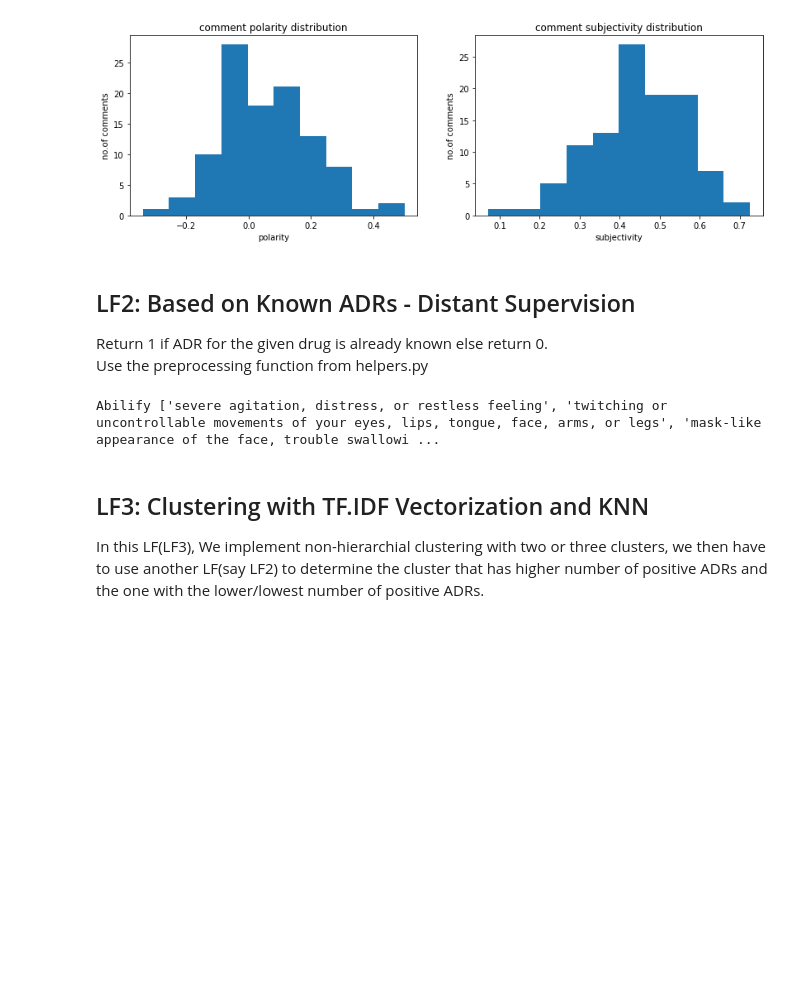
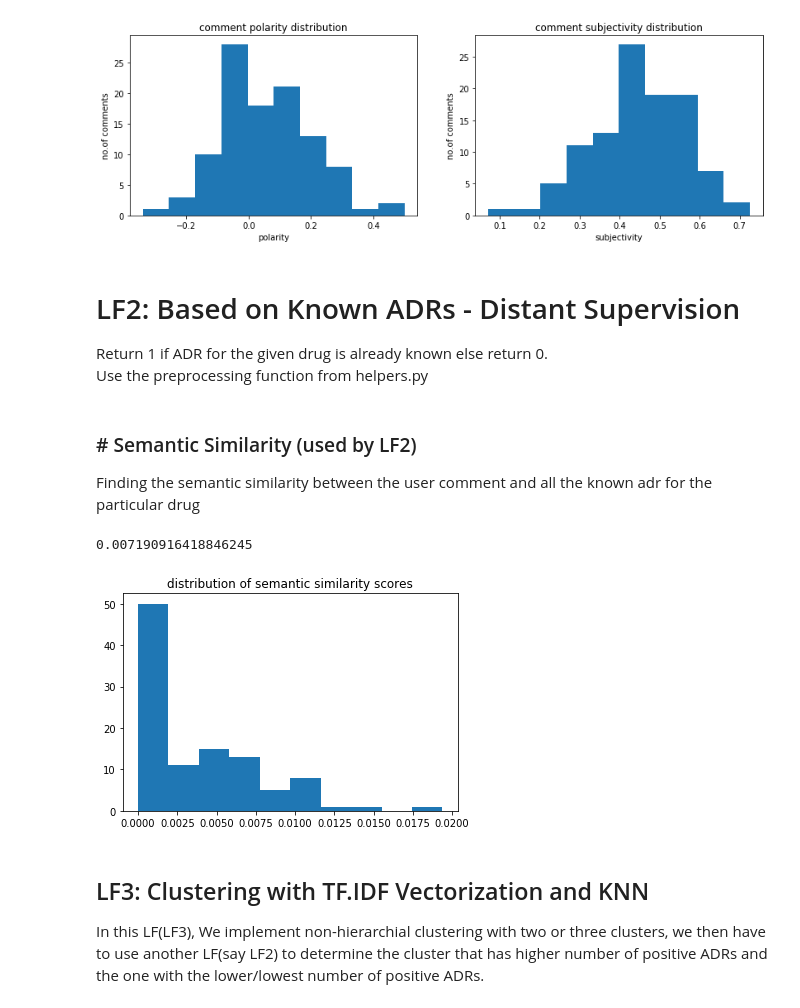
Before and after one commit to purplepotion/sadrat, a Jupyter notebook: research/data_programming_sample.ipynb, the cells around one changed output. Cells and saved outputs as stored; diff of their text form; code cells hidden in the pictures; blank space fills up the shorter version.

```diff
--- a/research/data_programming_sample.ipynb
+++ b/research/data_programming_sample.ipynb
@@ -89,4 +99,7 @@ def textblob_subjectivity(x):
 # %% [markdown]
-## LF2: Based on Known ADRs - Distant Supervision
+# LF2: Based on Known ADRs - Distant Supervision
 Return 1 if ADR for the given drug is already known else return 0.<br>
 Use the preprocessing function from helpers.py
+# %% [markdown]
+### \# Semantic Similarity (used by LF2)
+Finding the semantic similarity between the user comment and all the known adr for the particular drug
@@ -92,0 +160,18 @@ Use the preprocessing function from helpers.py
+# %%
+# test semantic_similarity
+print(semantic_similarity("Dee1967 I was been placed on Lisinopril 20mg's daily.Since then i have had severe body pains,weakness in arm's leg's,vision impairment,hairloss,cough,sore throat severe dry mouth,blistering on the back of my tongue.It is so bad i cannot lift my arm's or\xa0... more »Dee1967 I was been placed on Lisinopril 20mg's daily.Since then i have had severe body pains,weakness in arm's leg's,vision impairment,hairloss,cough,sore throat severe dry mouth,blistering on the back of my tongue.It is so bad i cannot lift my arm's or walk some day's.My vision is so bad at time's i cannot even read a simple sentence.And the dizziness is severe.Nauseated constantly and weigh gain.This drug is dangerous! I have taken myself off of this drug,but the side effect's are severe and have not subsided.Their were some day's my throat felt so enlarged i could not swallow,it is and was a very tramatic experience.To lift a pillow at time's was a job.The pain and numbness esp at night scared me."))
+# %% [output]
+0.007190916418846245
+# %%
+# plot semantic similarity over all datapoints
+Y = list()
+P = list()
+for _, x in df.iterrows():
+    Y.append(semantic_similarity(x[" comment"]))
+
+plt.title("distribution of semantic similarity scores")
+plt.hist(Y, bins = 10)
+plt.savefig("sentiment_analysis2.png", bbox_inches="tight", dpi=300, pad_inches=0.1)
+plt.show()
+# %% [output]
+[figure, added]
@@ -114,9 +234,3 @@ def distant_supervision(x):
-# %%
-for x in drugs.keys():
-    print(x,drugs[x])
-    break
-# %% [output]
-Abilify ['severe agitation, distress, or restless feeling', 'twitching or uncontrollable movements of your eyes, lips, tongue, face, arms, or legs', 'mask-like appearance of the face, trouble swallowi ...
 # %% [markdown]
 ## LF3: Clustering with TF.IDF Vectorization and KNN
 In this LF(LF3), We implement non-hierarchial clustering with two or three clusters, we then have to use another LF(say LF2) to determine the cluster that has higher number of positive ADRs and the one with the lower/lowest number of positive ADRs.
```
Also changed, not shown: parts of 55 cells of this notebook, 5 other files.
